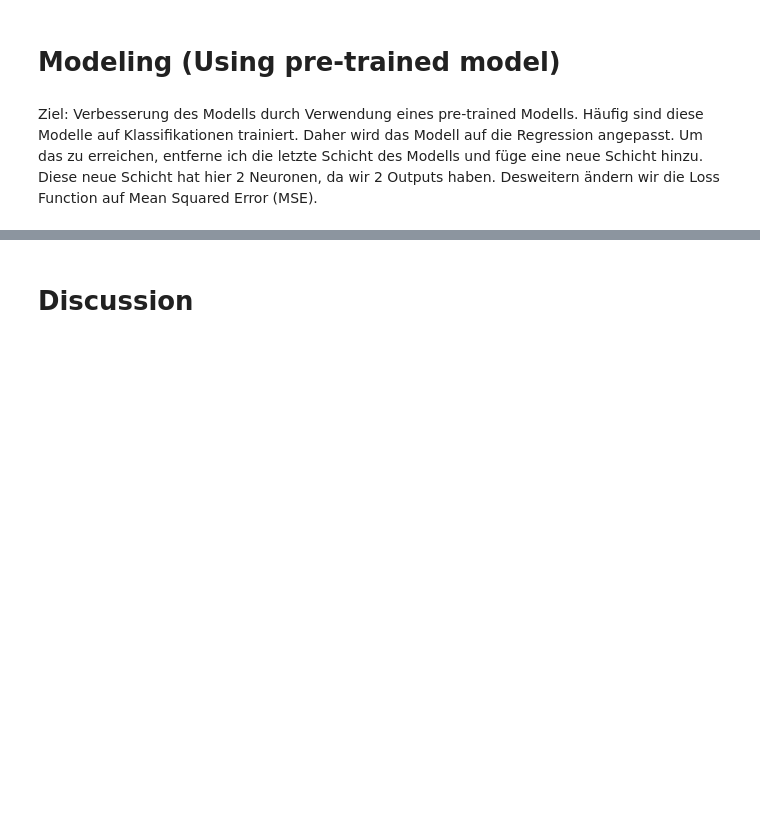
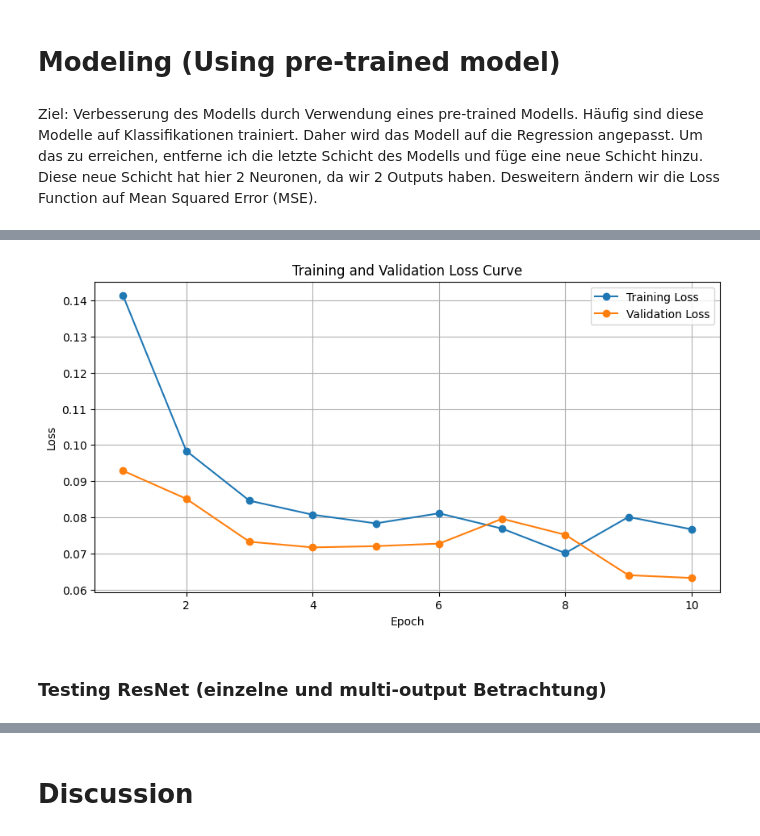
Before and after one commit to JoshAlb21/cv-challenge, a Jupyter notebook: task.ipynb, the cells around one changed output, grey strips where cells are left out. Saved outputs shown, nothing was run; the diff lists cells and outputs as text; code cells hidden in the pictures; blank space fills up the shorter version.

```diff
--- a/task.ipynb
+++ b/task.ipynb
@@ -433,7 +463,7 @@ for param in resnet_model.resnet.fc.parameters():
 # %%
 # Train the ResNet model
 lr = 0.001
-num_epochs = 20
+num_epochs = 10
 
 # Define the loss function and optimizer
 criterion = nn.MSELoss()
@@ -481,0 +524,14 @@ KeyboardInterrupt:
+# %%
+plt.figure(figsize=(10, 5))
+plt.plot(range(1, num_epochs + 1), training_losses, marker='o', label='Training Loss')
+plt.plot(range(1, num_epochs + 1), validation_losses, marker='o', label='Validation Loss')
+plt.xlabel('Epoch')
+plt.ylabel('Loss')
+plt.title('Training and Validation Loss Curve')
+plt.legend()
+plt.grid(True)
+plt.show()
+# %% [output]
+[figure, added]
+# %% [markdown]
+### Testing ResNet (einzelne und multi-output Betrachtung)
```
Also changed, not shown: parts of 30 cells of this notebook.
